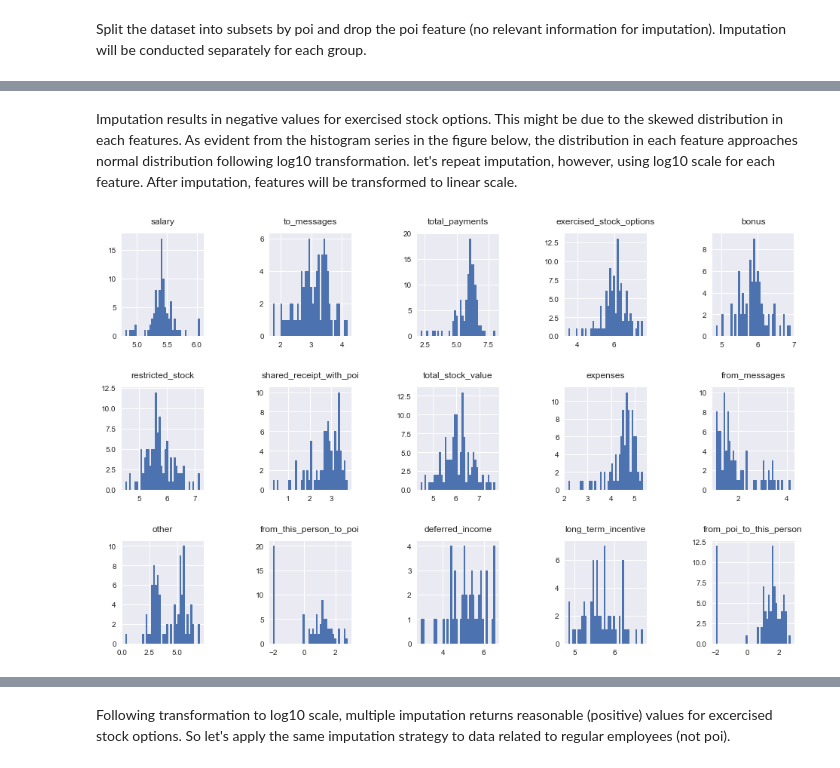
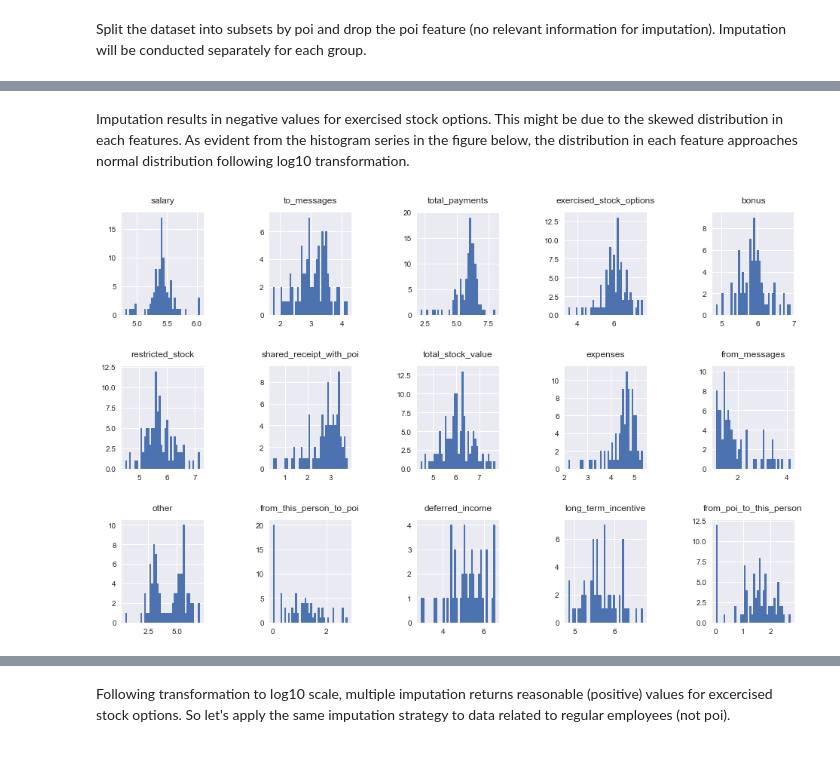
Before and after one commit to DStazic/Fraud_Analysis_Machine_Learning, a Jupyter notebook: enron_project.ipynb, the cells around one changed output, grey strips where cells are left out. Drawn from its saved outputs; the diff is of its cells as text; code cells hidden in the pictures.

```diff
--- a/enron_project.ipynb
+++ b/enron_project.ipynb
@@ -552,23 +581,23 @@ poi_data_filled.head(5)
 # %% [markdown]
-Imputation results in negative values for exercised stock options. This might be due to the skewed distribution in each features. As evident from the histogram series in the figure below, the distribution in each feature approaches normal distribution following log10 transformation. let's repeat imputation, however, using log10 scale for each feature. After imputation, features will be transformed to linear scale.
+Imputation results in negative values for exercised stock options. This might be due to the skewed distribution in each features. As evident from the histogram series in the figure below, the distribution in each feature approaches normal distribution following log10 transformation.
 # %%
 # create figure object with 15 subplots (3x5 arrangement)
 fig, axes = plt.subplots(3,5, sharex=False, sharey=False, figsize=(16,10))
 for i in range(3):
     for j in range(5):
         try:
             # extract each feature from the main dataframe and group by "poi"
             feature = data_df[feature_list[i][j]].dropna()
             # transform 0 to non-zero values to allow log10 transformation
-            feature = feature+0.01
+            feature = feature+1
             # convert deferred income to positive values to allow log10 transformation
             if feature_list[i][j] == "deferred_income":
                 feature *= -1
             # plot histogram
             axes[i,j].hist(np.log10(feature.values), bins = 40)
             axes[i,j].set_title(feature_list[i][j]).set_position([.5, 1.05])
         except IndexError:
             continue
 plt.subplots_adjust(wspace=0.8, hspace=0.5)
 # %% [output]
-[figure, old version]
+[figure, new version]
```
Also changed, not shown: parts of 231 cells of this notebook, 33 other files.
